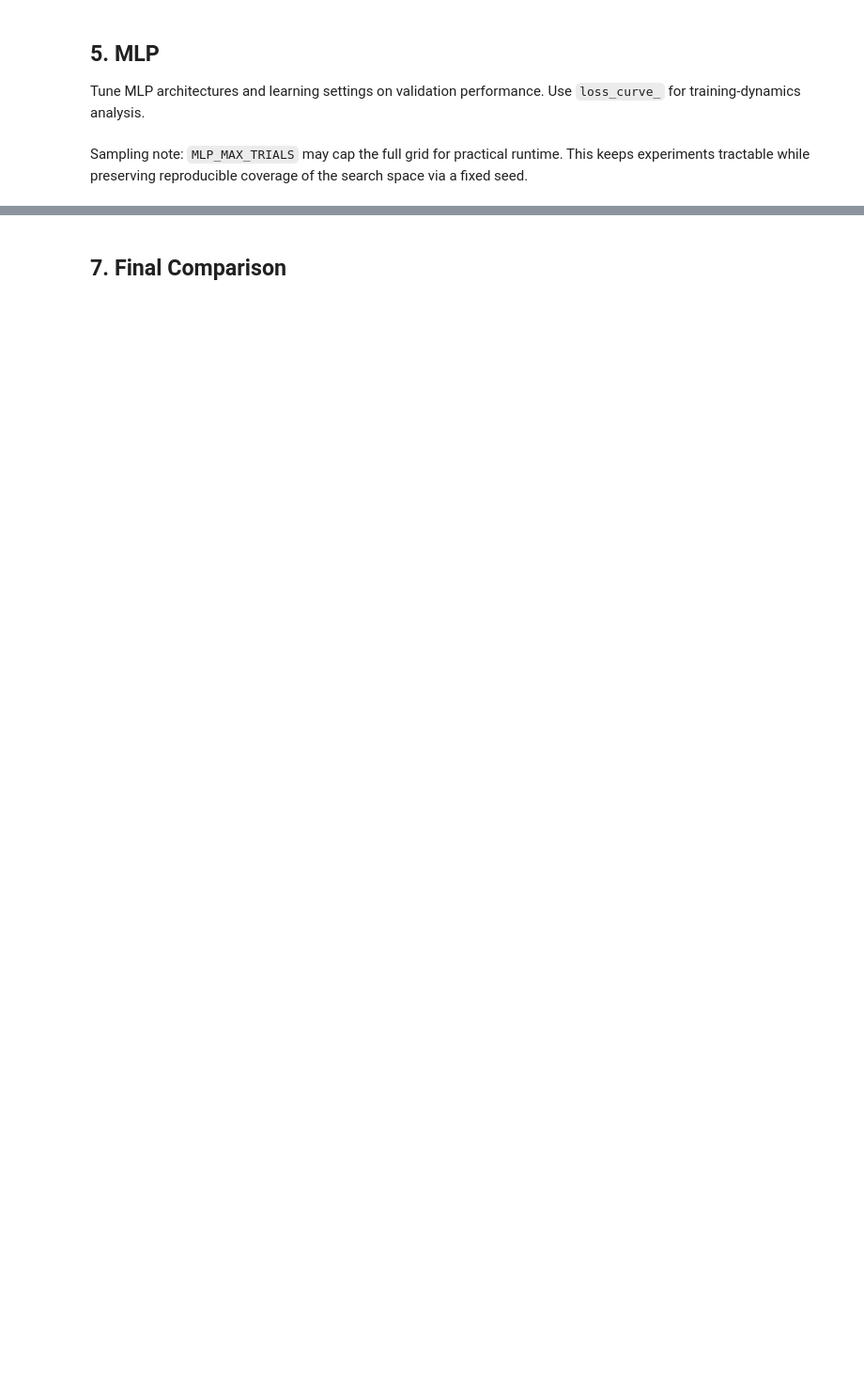
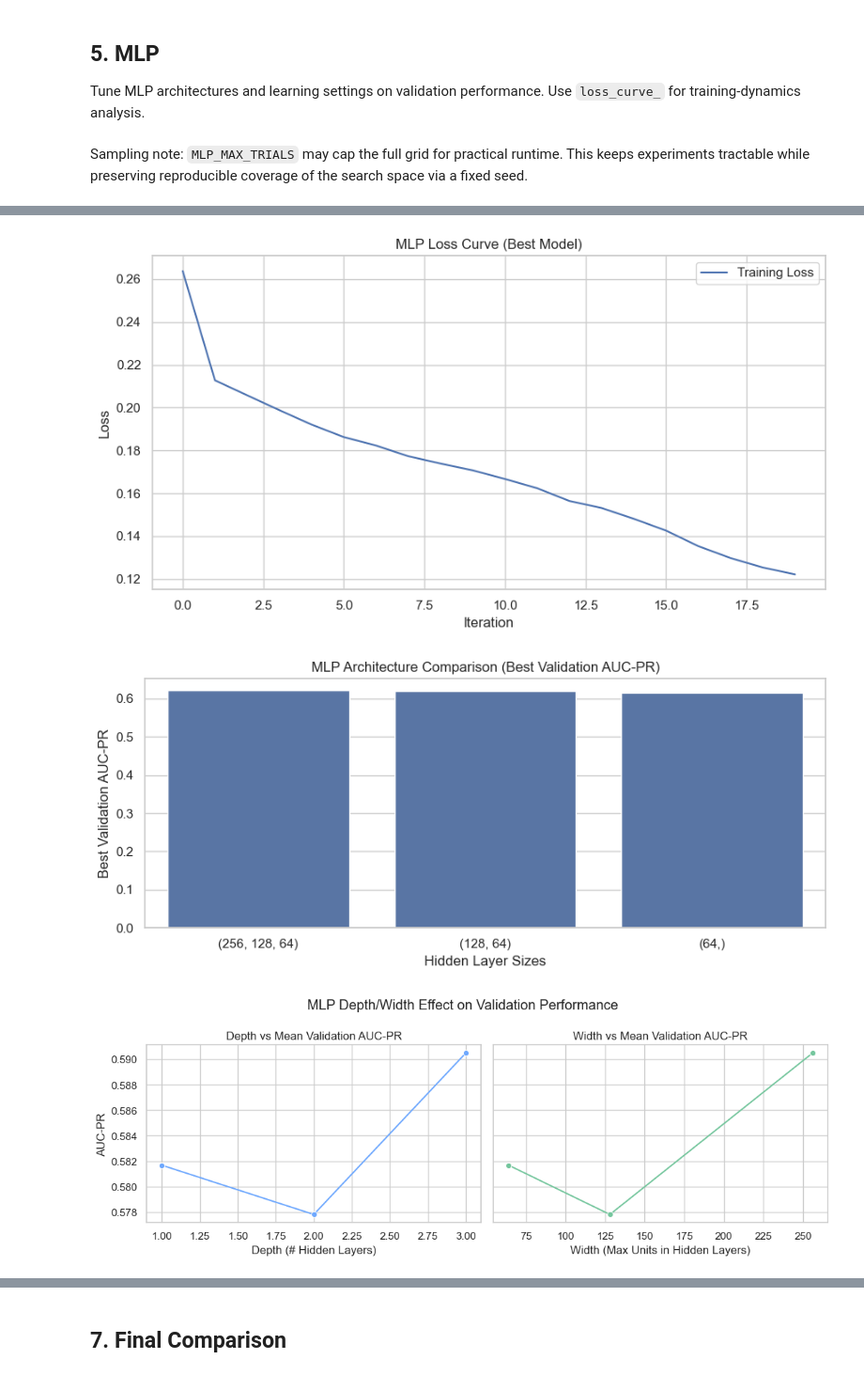
Before and after one commit to arecanati/aml_hw2, a Jupyter notebook: notebooks/bank_marketing_xgb_vs_mlp.ipynb, the cells around one changed output, grey strips where cells are left out. Shown at 94% size. Drawn from its saved outputs; the diff is of its cells as text; code cells hidden in the pictures; blank space fills up the shorter version.

```diff
--- a/notebooks/bank_marketing_xgb_vs_mlp.ipynb
+++ b/notebooks/bank_marketing_xgb_vs_mlp.ipynb
@@ -620,43 +728,64 @@ for hp in ["hidden_layer_sizes", "activation", "learning_rate_init", "max_iter"]
 # %%
 # MLP plots + saves
-# 1) loss curve for best model
+# 1) loss curve for best model (required: use loss_curve_)
 plt.figure(figsize=(9, 5))
 plt.plot(best_mlp.loss_curve_, label="Training Loss")
 plt.xlabel("Iteration")
 plt.ylabel("Loss")
 plt.title("MLP Loss Curve (Best Model)")
 plt.legend()
 plt.tight_layout()
 plt.savefig(FIGURES_DIR / "mlp_loss_curve.png", dpi=150)
 plt.show()
 
 # 2) architecture comparison (best val AUC-PR per architecture)
 arch_summary = (
     mlp_trials_df
     .groupby("hidden_layer_sizes", as_index=False)["val_auc_pr"]
     .max()
     .sort_values("val_auc_pr", ascending=False)
 )
 # seaborn/pandas can treat tuple categories as MultiIndex; plot string labels instead.
 arch_summary["hidden_layer_label"] = arch_summary["hidden_layer_sizes"].map(str)
 
 plt.figure(figsize=(9, 4))
 sns.barplot(data=arch_summary, x="hidden_layer_label", y="val_auc_pr")
 plt.title("MLP Architecture Comparison (Best Validation AUC-PR)")
 plt.xlabel("Hidden Layer Sizes")
 plt.ylabel("Best Validation AUC-PR")
 plt.tight_layout()
 plt.savefig(FIGURES_DIR / "mlp_architecture_comparison.png", dpi=150)
 plt.show()
 
-# Save tables/artifacts
-mlp_trials_df.to_csv(METRICS_DIR / "mlp_trials.csv", index=False)
+# 3) explicit depth/width effect on validation performance (required diagnostic)
+depth_width_df = mlp_trials_df.copy()
+depth_width_df["depth"] = depth_width_df["hidden_layer_sizes"].apply(lambda t: len(ast.literal_eval(t)) if isinstance(t, str) else len(t))
+depth_width_df["width"] = depth_width_df["hidden_layer_sizes"].apply(lambda t: max(ast.literal_eval(t)) if isinstance(t, str) else max(t))
 
-with open(METRICS_DIR / "mlp_best_params.json", "w", encoding="utf-8") as f:
-    json.dump({k: best_mlp_row[k] for k in ["hidden_layer_sizes", "activation", "learning_rate_init", "max_iter"]}, f, indent=2, default=str)
+depth_effect = depth_width_df.groupby("depth", as_index=False)["val_auc_pr"].mean().sort_values("depth")
+width_effect = depth_width_df.groupby("width", as_index=False)["val_auc_pr"].mean().sort_values("width")
 
-with open(METRICS_DIR / "mlp_best_metrics.json", "w", encoding="utf-8") as f:
-    json.dump({"val": mlp_val_metrics, "test": mlp_test_metrics, "train_time_sec": best_mlp_row["train_time_sec"]}, f, indent=2)
+fig, axes = plt.subplots(1, 2, figsize=(11, 4), sharey=True)
+sns.lineplot(data=depth_effect, x="depth", y="val_auc_pr", marker="o", ax=axes[0], color="#6ea8fe")
+axes[0].set_title("Depth vs Mean Validation AUC-PR")
+axes[0].set_xlabel("Depth (# Hidden Layers)")
+axes[0].set_ylabel("AUC-PR")
+
+sns.lineplot(data=width_effect, x="width", y="val_auc_pr", marker="o", ax=axes[1], color="#74c69d")
+axes[1].set_title("Width vs Mean Validation AUC-PR")
+axes[1].set_xlabel("Width (Max Units in Hidden Layers)")
+axes[1].set_ylabel("AUC-PR")
+
+fig.suptitle("MLP Depth/Width Effect on Validation Performance")
+fig.tight_layout()
+fig.savefig(FIGURES_DIR / "mlp_depth_width_effect.png", dpi=150)
+plt.show()
+
+# Artifact persistence is centralized in section 8 to avoid duplicate writes.
+# %% [output]
+[figure, added]
+[figure, added]
+[figure, added]
 # %%
 # Visualize learning-rate sensitivity from MLP trial summary table
 mlp_lr_effect = summarize_hp_effect(mlp_trials_df, "learning_rate_init").sort_values("learning_rate_init")
```
Also changed, not shown: parts of 22 cells of this notebook, 9 other files.
